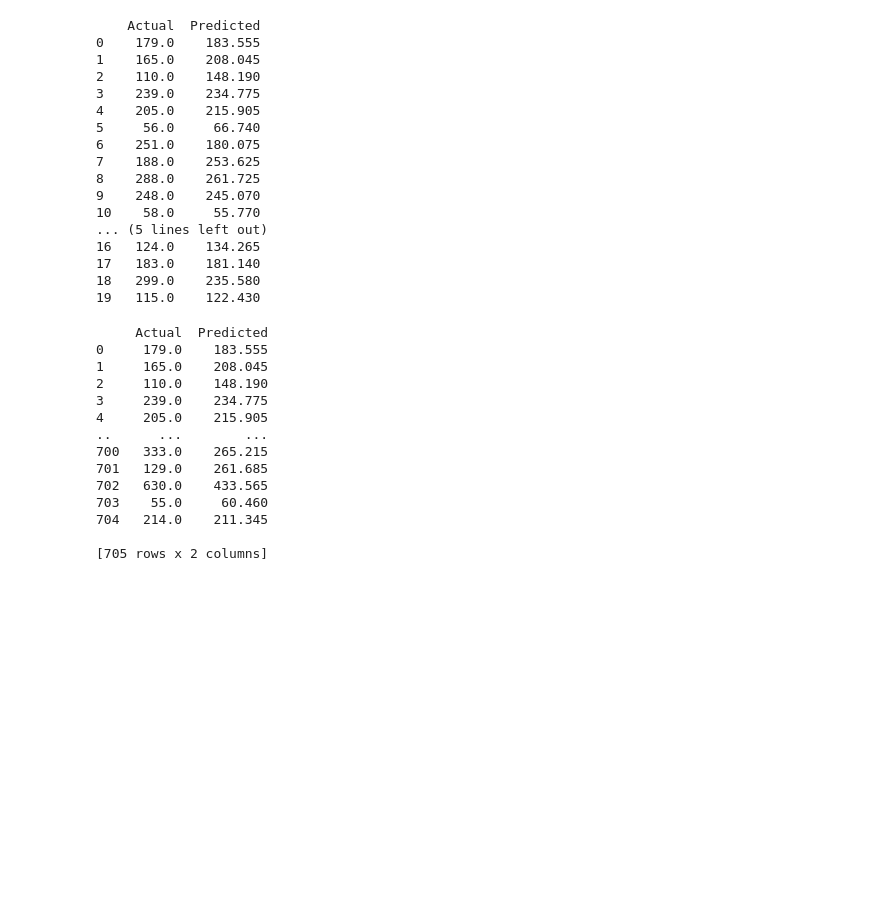
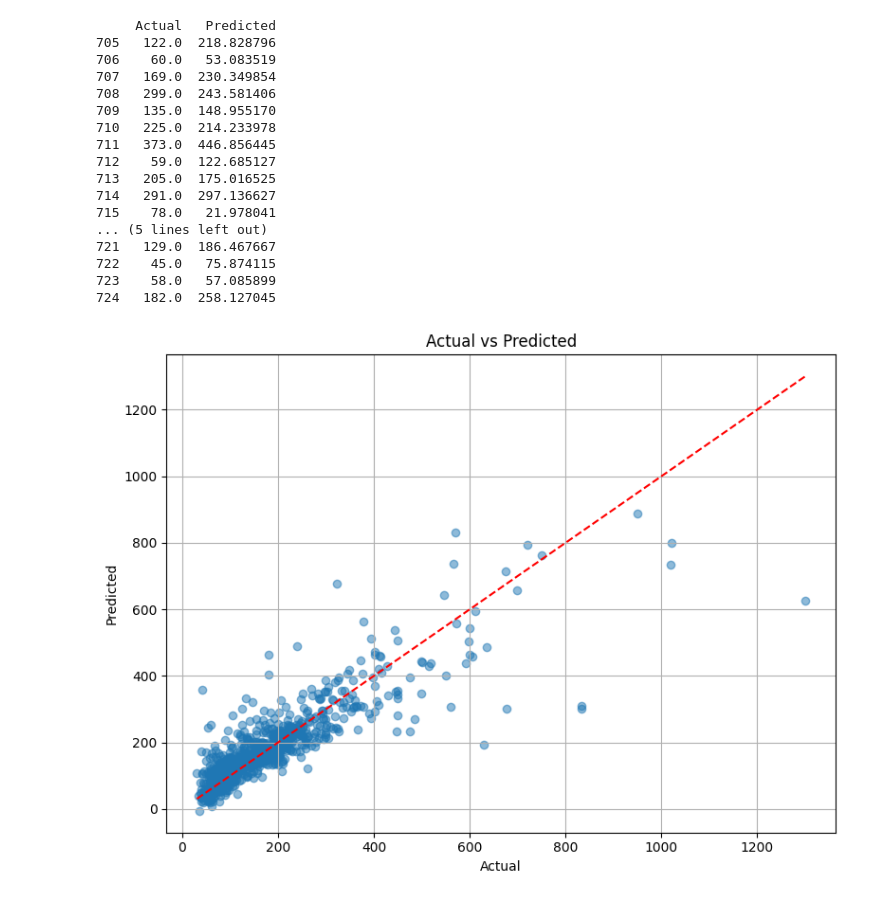
Before and after one commit to lhahner/price-predicition-project, a Jupyter notebook: RandomForestTesting.ipynb, the cells around one changed output. Saved outputs shown, nothing was run; the diff lists cells and outputs as text; code cells hidden in the pictures; blank space fills up the shorter version.

```diff
--- a/RandomForestTesting.ipynb
+++ b/RandomForestTesting.ipynb
@@ -11,7 +11,7 @@ from tqdm import tqdm
 import time
 # %%
 #reading the  data
-clean_df = pd.read_csv('./processed-data/clean-listings.csv')
+clean_df = pd.read_csv('./processed-data/clean-data-with-sentiment.csv')
 # %%
 # some feature engeneering
 #nDf['neighbourhood_cleansed'].unique()
@@ -195,42 +195,42 @@ comparison_df = pd.DataFrame({
 })
 
 # Show a few rows
-print(comparison_df.head(20))
+print(comparison_df.tail(20))
 # %% [output]
-    Actual  Predicted
-0    179.0    183.555
-1    165.0    208.045
-2    110.0    148.190
-3    239.0    234.775
-4    205.0    215.905
-5     56.0     66.740
-6    251.0    180.075
-7    188.0    253.625
-8    288.0    261.725
-9    248.0    245.070
-10    58.0     55.770
+     Actual   Predicted
+705   122.0  218.828796
+706    60.0   53.083519
+707   169.0  230.349854
+708   299.0  243.581406
+709   135.0  148.955170
+710   225.0  214.233978
+711   373.0  446.856445
+712    59.0  122.685127
+713   205.0  175.016525
+714   291.0  297.136627
+715    78.0   21.978041
 ... (5 lines left out)
-16   124.0    134.265
-17   183.0    181.140
-18   299.0    235.580
-19   115.0    122.430
+721   129.0  186.467667
+722    45.0   75.874115
+723    58.0   57.085899
+724   182.0  258.127045
-# %%
-print(comparison_df[comparison_df['Actual'] != comparison_df['Predicted']].head(-20))
-# %% [output]
-     Actual  Predicted
-0     179.0    183.555
-1     165.0    208.045
-2     110.0    148.190
-3     239.0    234.775
-4     205.0    215.905
-..      ...        ...
-700   333.0    265.215
-701   129.0    261.685
-702   630.0    433.565
-703    55.0     60.460
-704   214.0    211.345
-
-[705 rows x 2 columns]
+# %%
+# Angenommen, dein DataFrame heißt comparison_df
+import matplotlib.pyplot as plt
+plt.figure(figsize=(8, 6))
+plt.scatter(comparison_df['Actual'], comparison_df['Predicted'], alpha=0.5)
+plt.plot([comparison_df['Actual'].min(), comparison_df['Actual'].max()],
+         [comparison_df['Actual'].min(), comparison_df['Actual'].max()],
+         color='red', linestyle='--')  # Diagonale Linie (Ideal-Fall)
+
+plt.xlabel('Actual')
+plt.ylabel('Predicted')
+plt.title('Actual vs Predicted')
+plt.grid(True)
+plt.tight_layout()
+plt.show()
+# %% [output]
+[figure, added]
 # %%
 import shap
 
```
Also changed, not shown: parts of 12 cells of this notebook.
